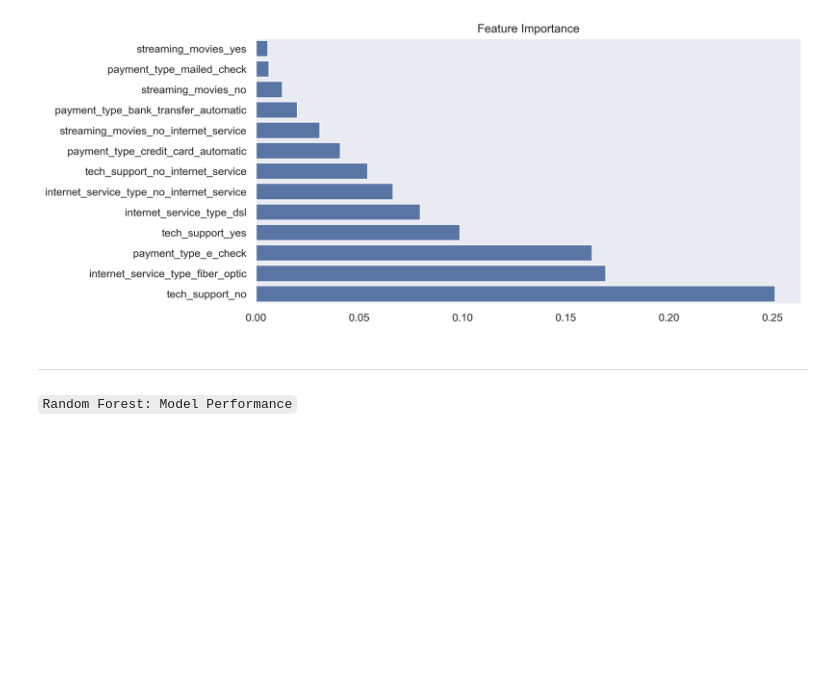
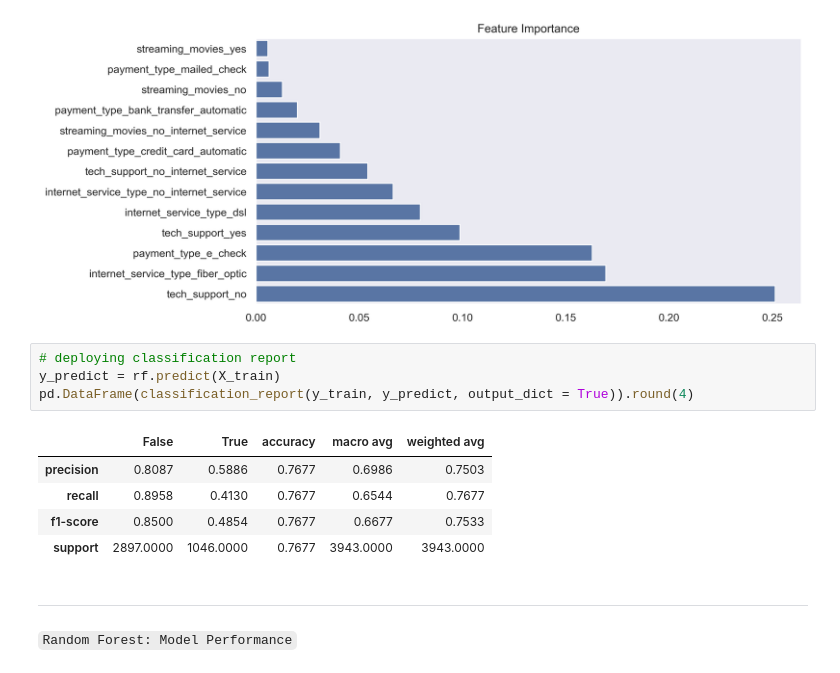
Before and after one commit to mijailmariano/ML-Classification-Telecommunications-Services, a Jupyter notebook: final_report.ipynb, the cells around one changed output. Cells and saved outputs as stored; diff of their text form; blank space fills up the shorter version.

````diff
--- a/final_report.ipynb
+++ b/final_report.ipynb
@@ -653,6 +653,16 @@ plt.title("Feature Importance")
 plt.show()
 # %% [output]
 [figure]
+# %%
+# deploying classification report
+y_predict = rf.predict(X_train)
+pd.DataFrame(classification_report(y_train, y_predict, output_dict = True)).round(4)
+# %% [output]
+|  | False | True | accuracy | macro avg | weighted avg |
+| precision | 0.8087 | 0.5886 | 0.7677 | 0.6986 | 0.7503 |
+| recall | 0.8958 | 0.4130 | 0.7677 | 0.6544 | 0.7677 |
+| f1-score | 0.8500 | 0.4854 | 0.7677 | 0.6677 | 0.7533 |
+| support | 2897.0000 | 1046.0000 | 0.7677 | 3943.0000 | 3943.0000 |
 # %% [markdown]
 ----
 ```Random Forest: Model Performance```
````
Also changed, not shown: parts of 4 cells of this notebook, 3 other files.
